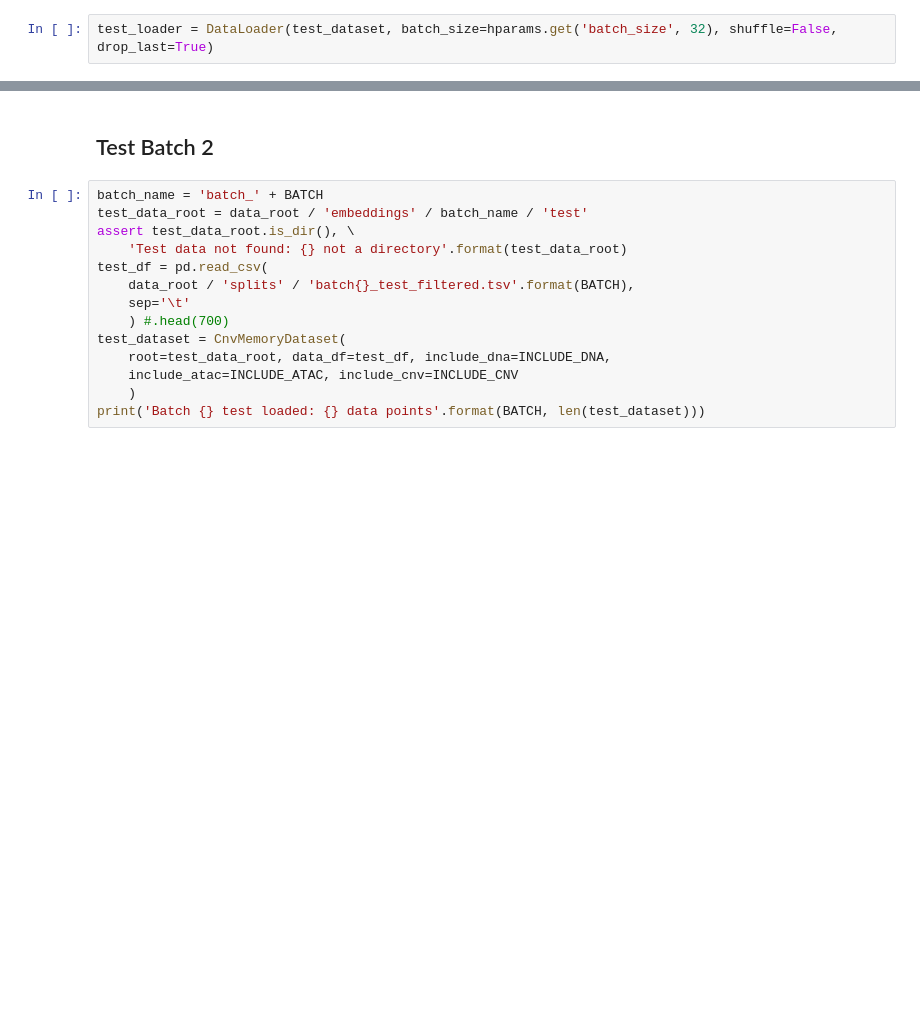
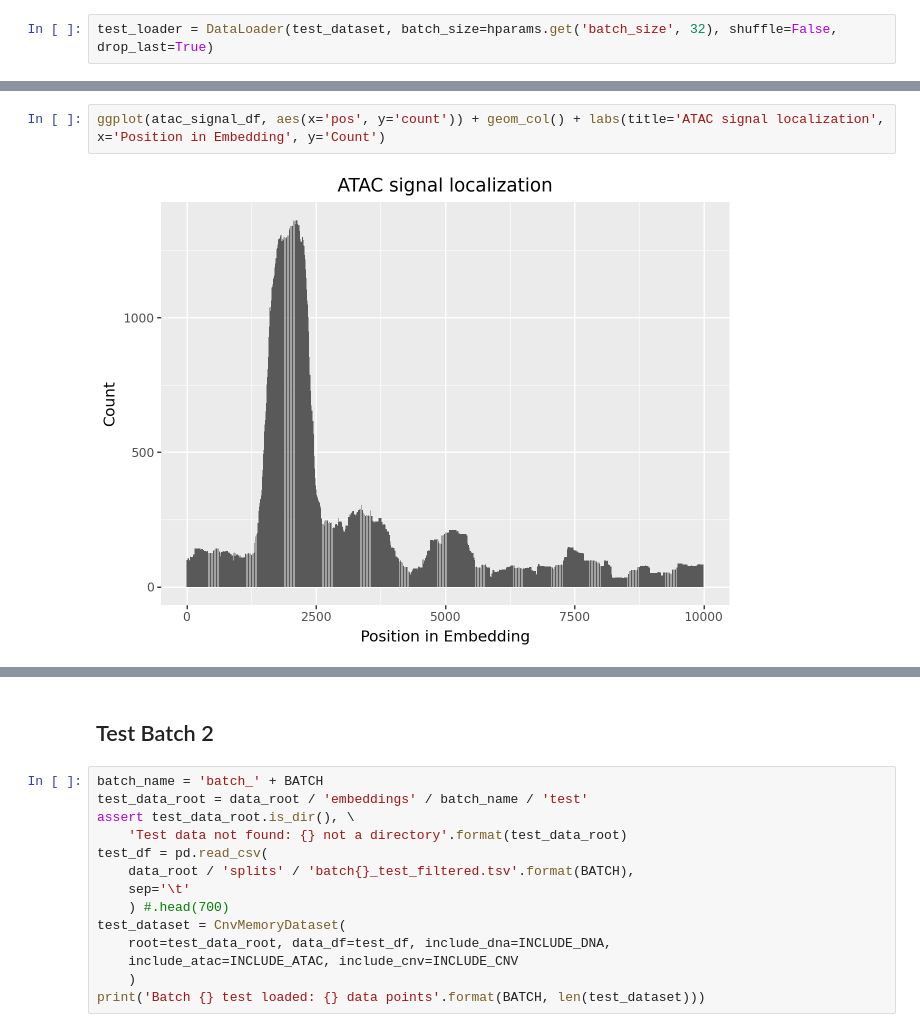
Before and after one commit to riccardoAli31/Gene-expression-changes-from-CNV, a Jupyter notebook: cnn_test.ipynb, the cells around one changed output, grey strips where cells are left out. Saved outputs shown, nothing was run; the diff lists cells and outputs as text; blank space fills up the shorter version.

```diff
--- a/cnn_test.ipynb
+++ b/cnn_test.ipynb
@@ -85,0 +129,4 @@ test_loader = DataLoader(test_dataset, batch_size=hparams.get('batch_size', 32),
+# %%
+ggplot(atac_signal_df, aes(x='pos', y='count')) + geom_col() + labs(title='ATAC signal localization', x='Position in Embedding', y='Count')
+# %% [output]
+[figure, added]
```
Also changed, not shown: parts of 13 cells of this notebook, 1 other file.
